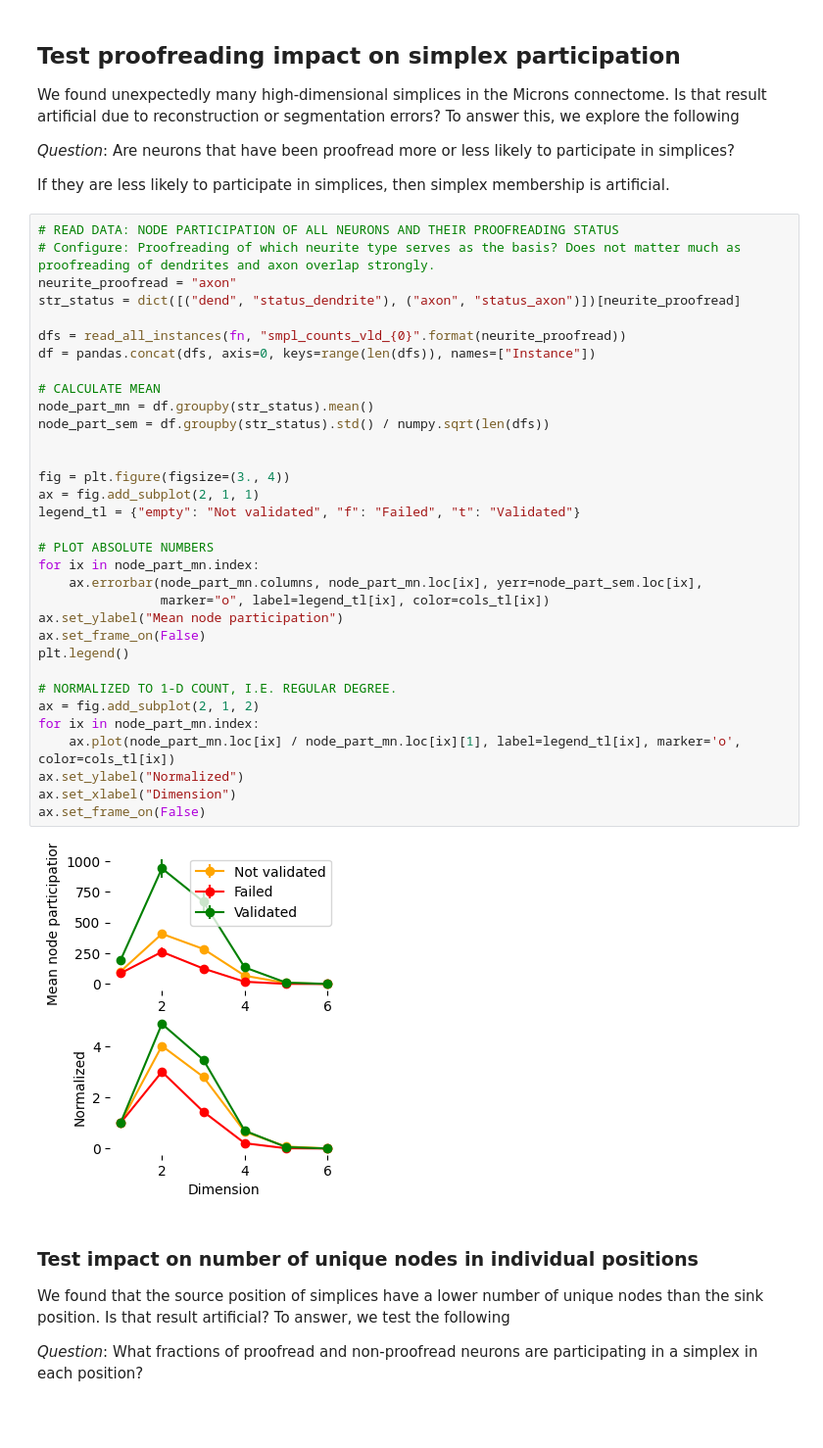
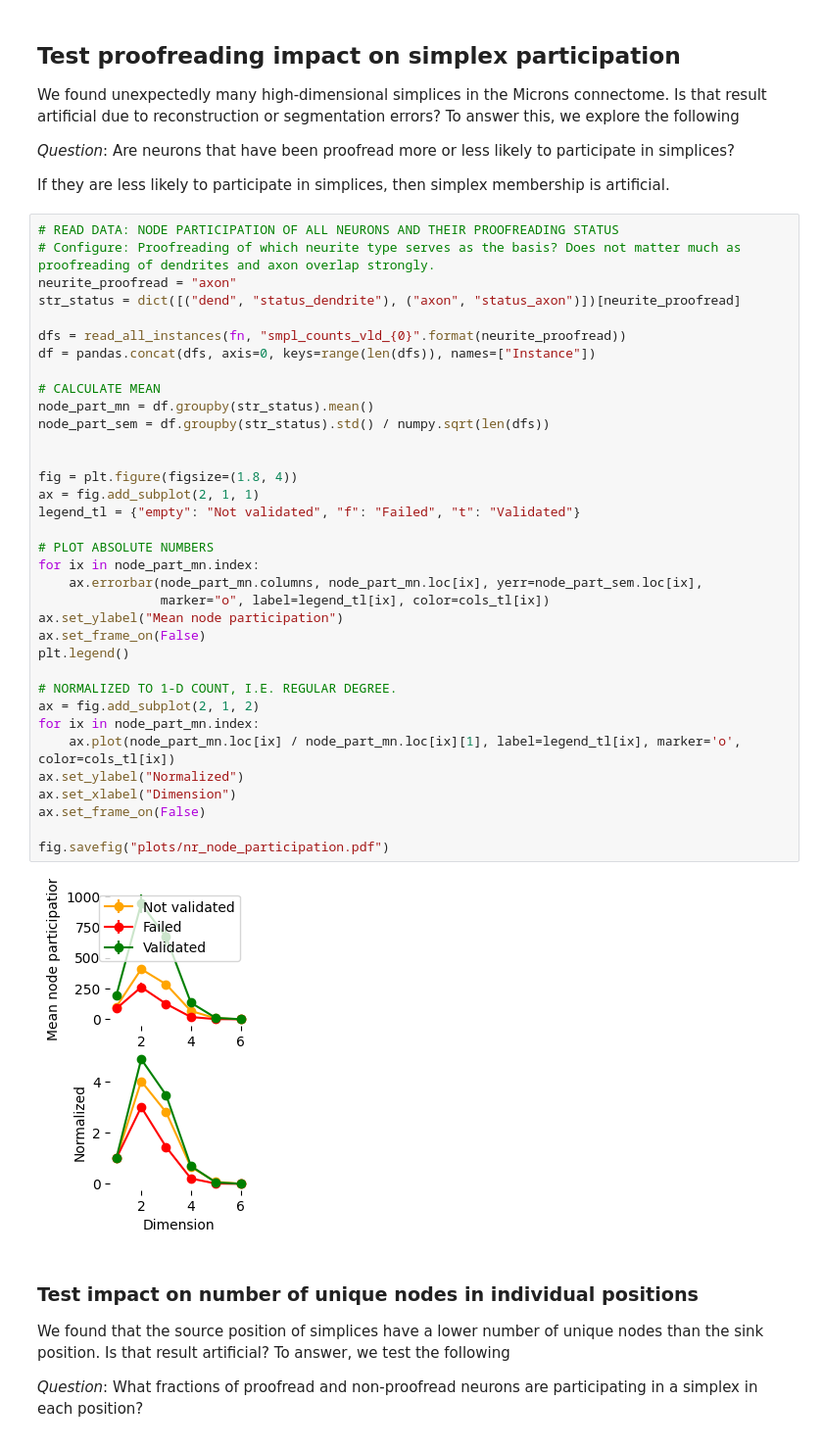
Before and after one commit to MWolfR/excitation_inhibition_topology, a Jupyter notebook: Plot test of proofreading.ipynb, the cells around one changed output. Shown at 98% size. Drawn from its saved outputs; the diff is of its cells as text.

```diff
--- a/Plot test of proofreading.ipynb
+++ b/Plot test of proofreading.ipynb
@@ -38,35 +38,37 @@ If they are less likely to participate in simplices, then simplex membership is
 neurite_proofread = "axon"
 str_status = dict([("dend", "status_dendrite"), ("axon", "status_axon")])[neurite_proofread]
 
 dfs = read_all_instances(fn, "smpl_counts_vld_{0}".format(neurite_proofread))
 df = pandas.concat(dfs, axis=0, keys=range(len(dfs)), names=["Instance"])
 
 # CALCULATE MEAN
 node_part_mn = df.groupby(str_status).mean()
 node_part_sem = df.groupby(str_status).std() / numpy.sqrt(len(dfs))
 
 
-fig = plt.figure(figsize=(3., 4))
+fig = plt.figure(figsize=(1.8, 4))
 ax = fig.add_subplot(2, 1, 1)
 legend_tl = {"empty": "Not validated", "f": "Failed", "t": "Validated"}
 
 # PLOT ABSOLUTE NUMBERS
 for ix in node_part_mn.index:
     ax.errorbar(node_part_mn.columns, node_part_mn.loc[ix], yerr=node_part_sem.loc[ix],
                 marker="o", label=legend_tl[ix], color=cols_tl[ix])
 ax.set_ylabel("Mean node participation")
 ax.set_frame_on(False)
 plt.legend()
 
 # NORMALIZED TO 1-D COUNT, I.E. REGULAR DEGREE.
 ax = fig.add_subplot(2, 1, 2)
 for ix in node_part_mn.index:
     ax.plot(node_part_mn.loc[ix] / node_part_mn.loc[ix][1], label=legend_tl[ix], marker='o', color=cols_tl[ix])
 ax.set_ylabel("Normalized")
 ax.set_xlabel("Dimension")
 ax.set_frame_on(False)
+
+fig.savefig("plots/nr_node_participation.pdf")
 # %% [output]
-[figure, old version]
+[figure, new version]
 # %% [markdown]
 ### Test impact on number of unique nodes in individual positions
 We found that the source position of simplices have a lower number of unique nodes than the sink position.
```
Also changed, not shown: parts of 6 cells of this notebook, 4 other files.
